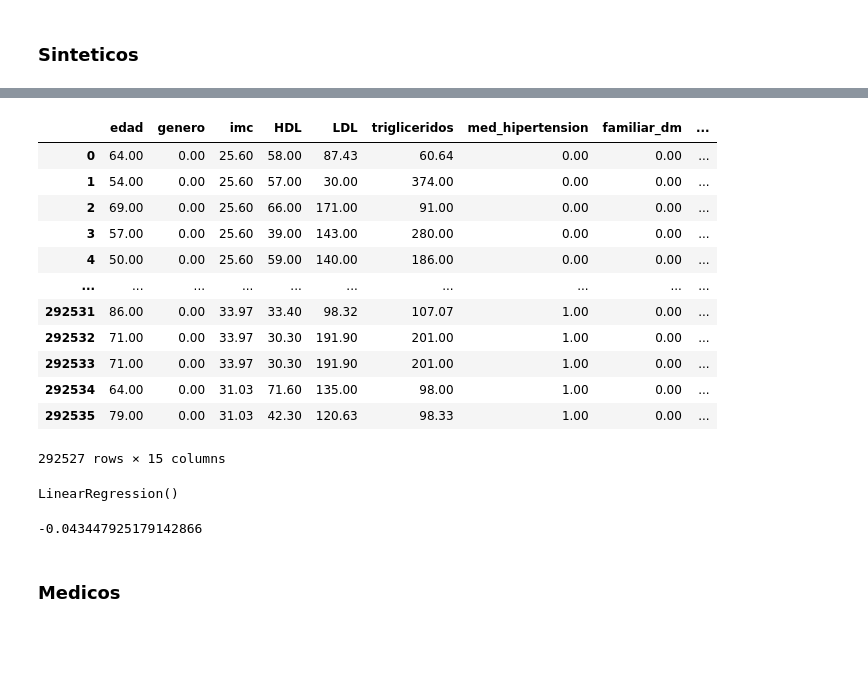
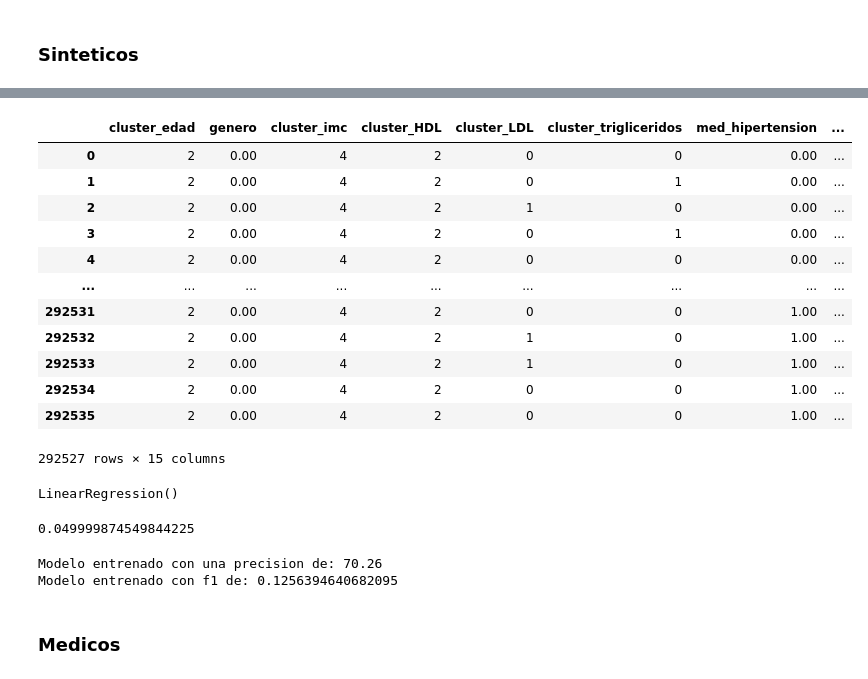
Before and after one commit to nukeduck21/diabetes_avicena, a Jupyter notebook: Codigo/Notebook/segunda_entrega/1_primerEjercicio_prediccion.ipynb, the cells around one changed output, grey strips where cells are left out. Saved outputs shown, nothing was run; the diff lists cells and outputs as text; code cells hidden in the pictures; blank space fills up the shorter version.

Commit message:
implementacion de mejora de hiperpararemtros para modelo de prediccion

```diff
--- a/Codigo/Notebook/segunda_entrega/1_primerEjercicio_prediccion.ipynb
+++ b/Codigo/Notebook/segunda_entrega/1_primerEjercicio_prediccion.ipynb
@@ -240,12 +243,11 @@ for variable in variables_to_iterar:
     datos_normalizados = normalize_data(data = data,variable = variable)
 
     if elbow:
-        elbow_process(datos_normalizados=datos_normalizados , plot=True)
+        elbow_process(datos_normalizados=datos_normalizados , plot=False)
 
     model = train_kmeans(data = datos_normalizados, clusters = clusters_variables[variable])
 
-    df_final = etiquetar_clusters(data = data_full,variable = variable, model = model, plot = True)
-    display(df_final)
+    df_final = etiquetar_clusters(data = data_full,variable = variable, model = model, plot = False)
 # %% [output]
 ------------------------------------------------------------------------
 Procesando la variable: edad
@@ -302,37 +286,37 @@ Procesando la variable: HDL
 # %%
-variables_to_train = ['edad',
+variables_to_train = ['cluster_edad',
                       'genero',
-                    #   'codigo_ciudad_sucursal',
-                      'imc',
-                      'HDL',
-                      'LDL',
-                      'trigliceridos',
+                    #   'cluster_codigo_ciudad_sucursal',
+                      'cluster_imc',
+                      'cluster_HDL',
+                      'cluster_LDL',
+                      'cluster_trigliceridos',
                       'med_hipertension',
                       'familiar_dm',
                       'ant_cardiovascular',
                       'dm_gestacional',
-                      'PERIMETRO_ABDOMINAL',
+                      'cluster_PERIMETRO_ABDOMINAL',
                       'hace_ejercicio',
                       'nivel_academico_paciente',
                       'raza_paciente',
                       'diabetes']
 
 df_to_train = df_final[variables_to_train].copy().dropna()
 # df_to_train = data[variables_to_train].copy()
 df_to_train
 # %% [output]
-|  | edad | genero | imc | HDL | LDL | trigliceridos | med_hipertension | familiar_dm | ... |
-| 0 | 64.00 | 0.00 | 25.60 | 58.00 | 87.43 | 60.64 | 0.00 | 0.00 | ... |
-| 1 | 54.00 | 0.00 | 25.60 | 57.00 | 30.00 | 374.00 | 0.00 | 0.00 | ... |
-| 2 | 69.00 | 0.00 | 25.60 | 66.00 | 171.00 | 91.00 | 0.00 | 0.00 | ... |
-| 3 | 57.00 | 0.00 | 25.60 | 39.00 | 143.00 | 280.00 | 0.00 | 0.00 | ... |
-| 4 | 50.00 | 0.00 | 25.60 | 59.00 | 140.00 | 186.00 | 0.00 | 0.00 | ... |
-| ... | ... | ... | ... | ... | ... | ... | ... | ... | ... |
-| 292531 | 86.00 | 0.00 | 33.97 | 33.40 | 98.32 | 107.07 | 1.00 | 0.00 | ... |
-| 292532 | 71.00 | 0.00 | 33.97 | 30.30 | 191.90 | 201.00 | 1.00 | 0.00 | ... |
-| 292533 | 71.00 | 0.00 | 33.97 | 30.30 | 191.90 | 201.00 | 1.00 | 0.00 | ... |
-| 292534 | 64.00 | 0.00 | 31.03 | 71.60 | 135.00 | 98.00 | 1.00 | 0.00 | ... |
-| 292535 | 79.00 | 0.00 | 31.03 | 42.30 | 120.63 | 98.33 | 1.00 | 0.00 | ... |
+|  | cluster_edad | genero | cluster_imc | cluster_HDL | cluster_LDL | cluster_trigliceridos | med_hipertension | ... |
+| 0 | 2 | 0.00 | 4 | 2 | 0 | 0 | 0.00 | ... |
+| 1 | 2 | 0.00 | 4 | 2 | 0 | 1 | 0.00 | ... |
+| 2 | 2 | 0.00 | 4 | 2 | 1 | 0 | 0.00 | ... |
+| 3 | 2 | 0.00 | 4 | 2 | 0 | 1 | 0.00 | ... |
+| 4 | 2 | 0.00 | 4 | 2 | 0 | 0 | 0.00 | ... |
+| ... | ... | ... | ... | ... | ... | ... | ... | ... |
+| 292531 | 2 | 0.00 | 4 | 2 | 0 | 0 | 1.00 | ... |
+| 292532 | 2 | 0.00 | 4 | 2 | 1 | 0 | 1.00 | ... |
+| 292533 | 2 | 0.00 | 4 | 2 | 1 | 0 | 1.00 | ... |
+| 292534 | 2 | 0.00 | 4 | 2 | 0 | 0 | 1.00 | ... |
+| 292535 | 2 | 0.00 | 4 | 2 | 0 | 0 | 1.00 | ... |
 292527 rows × 15 columns
 # %%
 X = df_to_train[variables_to_train[:-1]]
@@ -350,7 +334,23 @@ LinearRegression()
 # %%
 lineal_model.score(X_test,y_test)
 # %% [output]
--0.043447925179142866
+0.049999874549844225
+# %%
+model = RandomForestClassifier(n_estimators=20)
+model.fit(X_train, y_train)
+
+y_pred = model.predict(X_test)
+
+metrica = round(model.score(X_test, y_test)*100,2)
+f1 = f1_score(y_test, y_pred)
+
+dict_sex = {0 : 'Mujeres', 1: 'Hombres'}
+
+print(f'Modelo entrenado con una precision de: {metrica}')
+print(f'Modelo entrenado con f1 de: {f1}')
+# %% [output]
+Modelo entrenado con una precision de: 70.26
+Modelo entrenado con f1 de: 0.1256394640682095
 # %% [markdown]
 ### Medicos
 # %%
```
Also changed, not shown: parts of 11 cells of this notebook.
